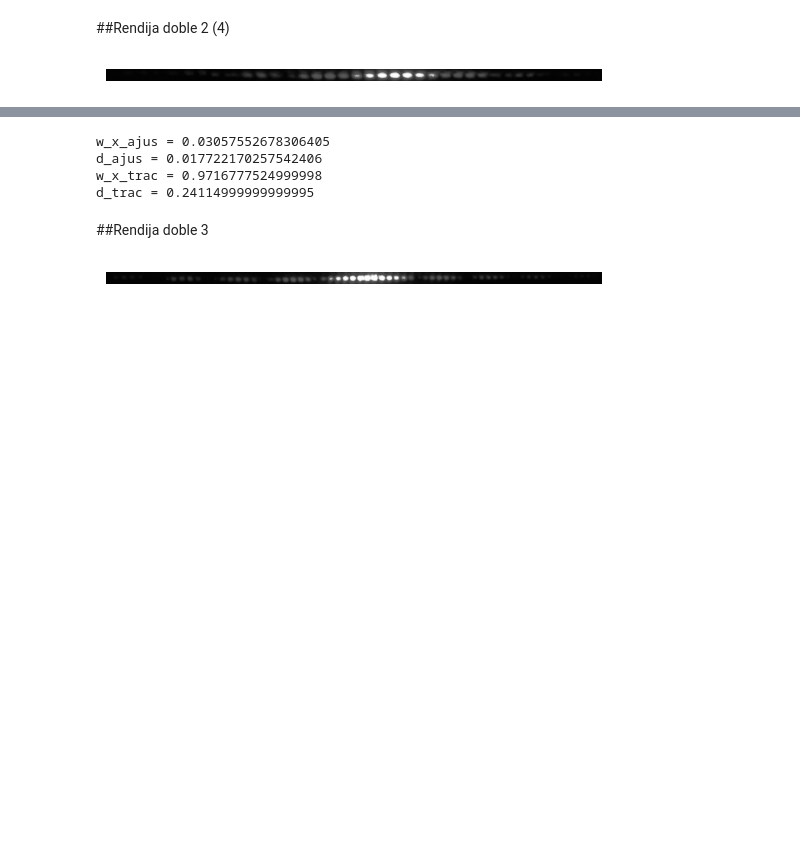
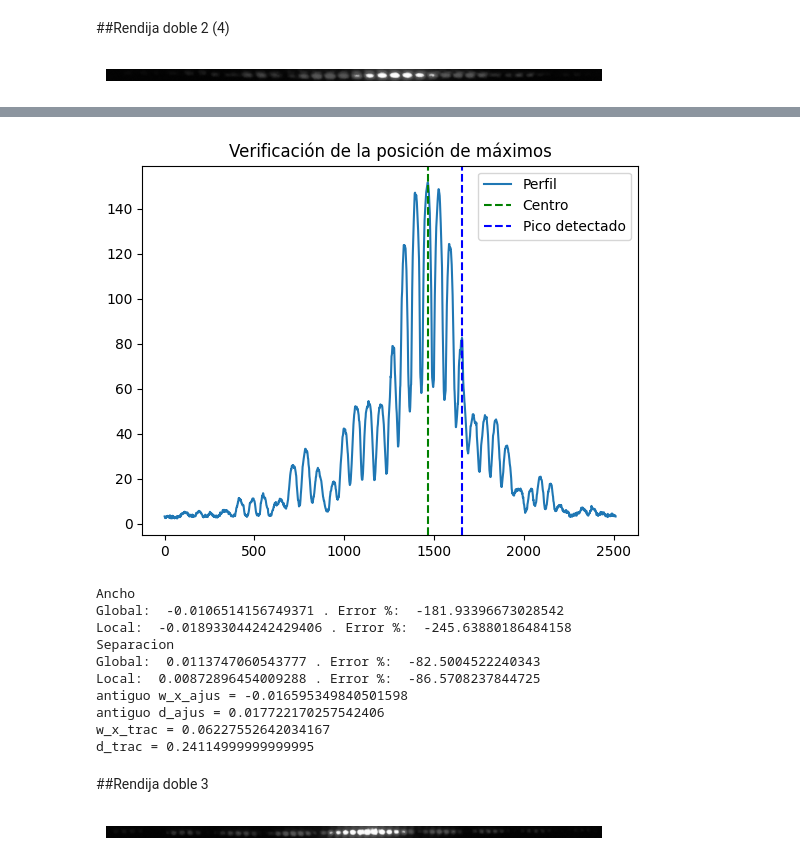
Before and after one commit to johhanz099/MOyA, a Jupyter notebook: p8_difraccion/code_difraccion.ipynb, the cells around one changed output, grey strips where cells are left out. Saved outputs shown, nothing was run; the diff lists cells and outputs as text; code cells hidden in the pictures; blank space fills up the shorter version.

Commit message:
2 Intento fallido con R_dobles. Error con escala en r_doble 2

```diff
--- a/p8_difraccion/code_difraccion.ipynb
+++ b/p8_difraccion/code_difraccion.ipynb
@@ -1125,7 +1117,7 @@ d_trac = 0.5224916666666666
 ##Rendija doble 2 (4)
 # %%
 # Cargar la imagen
-image_path = "/content/Rejilla doble 4-1.jpg"
+image_path = "Rejilla_doble_4-1.jpg"
 img = Image.open(image_path).convert('L')  # Escala de grises
 img_array = np.array(img)
 
@@ -1257,32 +1360,59 @@ cm/píxel: 0.01405
+# %%
+plt.plot(x_pixels, intensity_profile, label='Perfil')
+plt.axvline(x_centro_px, color='green', linestyle='--', label='Centro')
+plt.axvline(x_pico_px, color='blue', linestyle='--', label='Pico detectado')
+plt.legend()
+plt.title("Verificación de la posición de máximos")
+plt.show()
+# %% [output]
+[figure, added]
 # %%
 #ancho de la rendija (w) y separacion entre las rendijas
 #Ajuste
 z = 482.3 #cm +- 1cm
 lam = 650e-7 #cm (longitud de onda del lasier rojo)
 
+#ancho
+w1_x_ajust_all = (z*lam*a1_all/np.pi)*10 #mm
+w1_x_ajust_loc = (z*lam*a1_loc/np.pi)*10
+print("Ancho")
+print("Global: ",w1_x_ajust_all, ". Error %: ",(w1_x_ajust_all-0.013)*100/0.013)
+print("Local: ", w1_x_ajust_loc, ". Error %: ",(w1_x_ajust_loc-0.013)*100/0.013)
+
+#separacion
+d1_ajust_all = (z*lam*b1_all/np.pi)*10 #mm
+d1_ajust_loc = (z*lam*b1_loc/np.pi)*10
+print("Separacion")
+print("Global: ",d1_ajust_all, ". Error %: ",(d1_ajust_all-0.065)*100/0.065)
+print("Local: ", d1_ajust_loc, ". Error %: ",(d1_ajust_loc-0.065)*100/0.065)
+
+#### Viejas
 w_x_ajus = (z*lam*a/np.pi)*10 #mm
-
 d_ajus = (z*lam*b/np.pi)*10
 
-print("w_x_ajus =",w_ajus)
-print("d_ajus =",d_ajus)
-
+print("antiguo w_x_ajus =",w_x_ajus)
+print("antiguo d_ajus =",d_ajus)
 
 #Tracker
 x_m = 5.034 #cm +- 0.001 cm(primer cero de irradiancia del patron de difracción)
 x_n = 1.3 #cm +- 0.3 cm(separacion entre picos patron de interferencia)
 
-
 w_x_trac = (lam*z/x_m)*10 #mm
 d_trac = (lam*z/x_n)*10
 
-print("w_x_trac =",w_trac)
+print("w_x_trac =",w_x_trac)
 
 print("d_trac =",d_trac)
 # %% [output]
-w_x_ajus = 0.03057552678306405
-d_ajus = 0.017722170257542406
-w_x_trac = 0.9716777524999998
+Ancho
+Global:  -0.0106514156749371 . Error %:  -181.93396673028542
+Local:  -0.018933044242429406 . Error %:  -245.63880186484158
+Separacion
+Global:  0.0113747060543777 . Error %:  -82.5004522240343
+Local:  0.00872896454009288 . Error %:  -86.5708237844725
+antiguo w_x_ajus = -0.016595349840501598
+antiguo d_ajus = 0.017722170257542406
+w_x_trac = 0.06227552642034167
 d_trac = 0.24114999999999995
 # %% [markdown]
 ##Rendija doble 3
```
Also changed, not shown: parts of 7 cells of this notebook.
